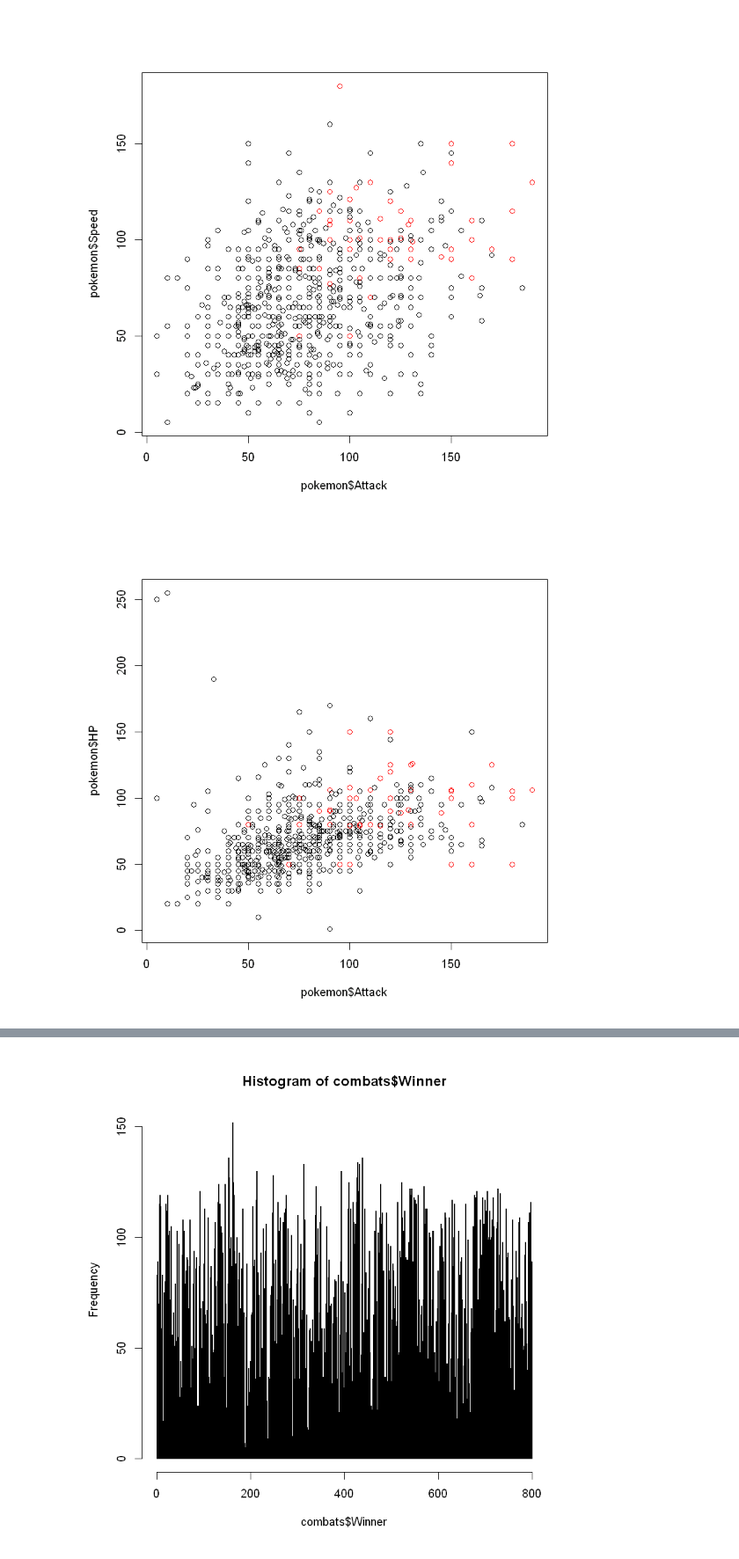
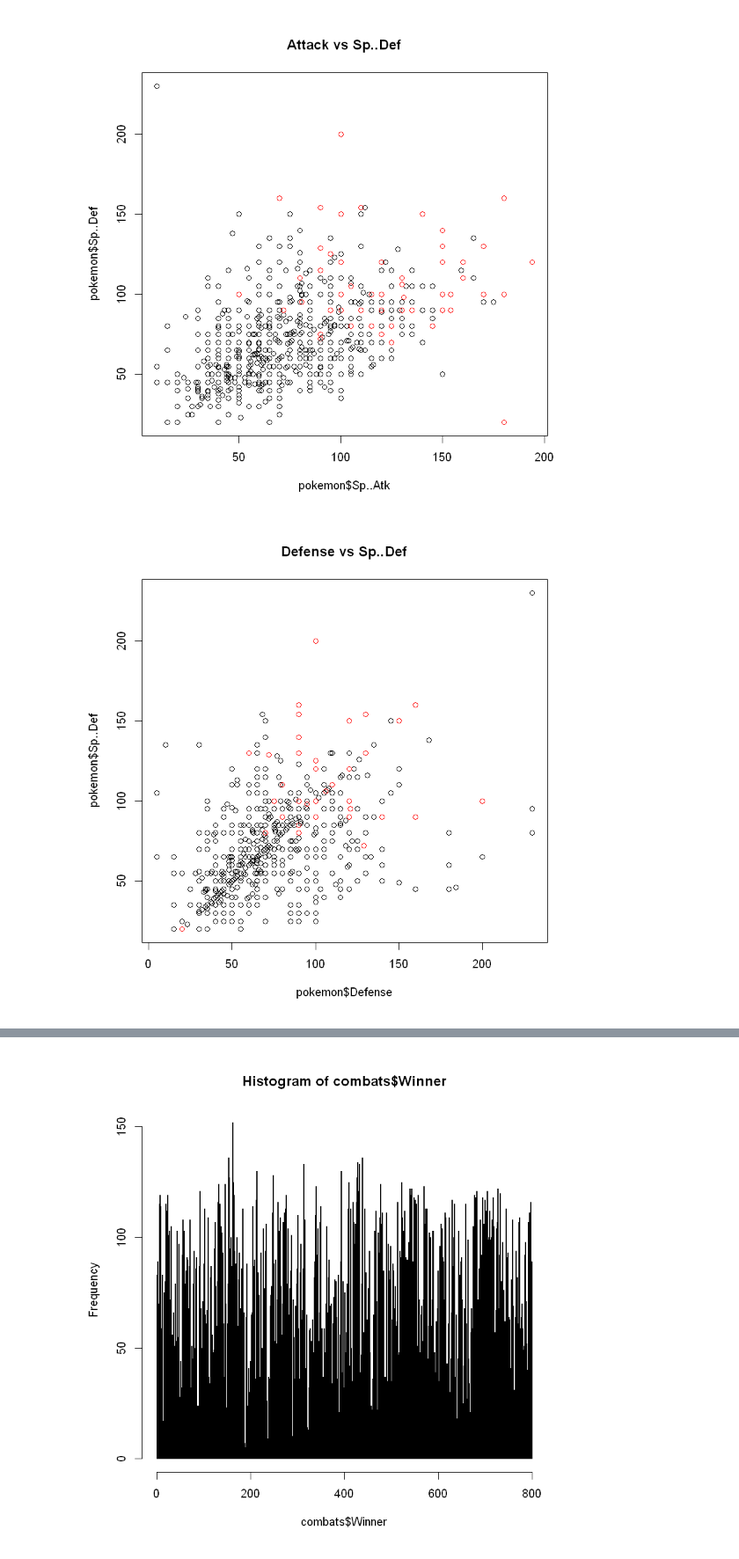
Before and after one commit to wahtique/sy09_p19_project, a Jupyter notebook: notebooks/Rapport1_Mehdi.ipynb, the cells around one changed output, grey strips where cells are left out. Shown at 88% size. Drawn from its saved outputs; the diff is of its cells as text; code cells hidden in the pictures.

```diff
--- a/notebooks/Rapport1_Mehdi.ipynb
+++ b/notebooks/Rapport1_Mehdi.ipynb
@@ -1,6 +1,8 @@
 # %%
+library("fmsb")
+
 pokemon<-read.csv("../data/pokemon.csv",sep=",",stringsAsFactors=F, header = TRUE)
 combats<-read.csv("../data/combats.csv",sep=",",stringsAsFactors=F, header = TRUE)
+pokemon$Legendary <- as.numeric(as.logical(pokemon$Legendary)) + 1
 #OBJ : Prédire la victoire d'un pokemon
 #OB2 : Former une équipe optimale (min des chances de défaites) + Prédire la victoire d'une équipe de 6
-#Voir ggplot
@@ -14,5 +18,16 @@ for (i in 1:18)
   Effectif_type[i]<-length(pokemon$X.[pokemon$Type.1==Type[i]])
 
 }
-barplot(Effectif_type,names.arg =Type, col=Color_type,cex.names=0.5)
+barplot(Effectif_type,names.arg =Type, col=Color_type,cex.names=0.5,main ="Distribution du Premier Type")
+
+pokemon$Type.2[pokemon$Type.2==""]<-"Rien"
+Type2 <-as.factor(unique(pokemon$Type.2))
+Color_type <- c("darkorchid","black","yellowgreen","mediumslateblue","saddlebrown","palevioletred1","chartreuse","orangered4","violet","gray86","slategray2","peachpuff4","gray8","dodgerblue","gold","firebrick1","snow2","dimgray","wheat1")
+Effectif_type<-matrix(1,1)
+for (i in 1:19)
+{
+  Effectif_type[i]<-length(pokemon$X.[pokemon$Type.2==Type2[i]])
+
+}
+barplot(Effectif_type,names.arg =Type2, col=Color_type,cex.names=0.5,main ="Distribution du Deuxième Type")
 # %% [output]
@@ -53,10 +84,9 @@ Warning message:
 # %%
 #Pokemon Légendaires (caractéristiques)
-
-def.par <- par(no.readonly = T)
-
-plot(pokemon$Attack,pokemon$Speed,col=as.factor(pokemon$Legendary))
-plot(pokemon$Attack,pokemon$HP,col=as.factor(pokemon$Legendary))
+plot(pokemon$Sp..Atk,pokemon$Sp..Def,col=as.factor(pokemon$Legendary),main ="Attack vs Sp..Def")
+plot(pokemon$Defense,pokemon$Sp..Def,col=as.factor(pokemon$Legendary),main ="Defense vs Sp..Def")
+plot(pokemon$Attack,pokemon$Speed,col=as.factor(pokemon$Legendary),main ="Attack vs Speed")
+plot(pokemon$Attack,pokemon$HP,col=as.factor(pokemon$Legendary),main ="Attack vs HP")
 # %% [output]
-[figure, old version]
+[figure, new version]
-[figure, old version]
+[figure, new version]
```
Also changed, not shown: parts of 16 cells of this notebook, 1 other file.
